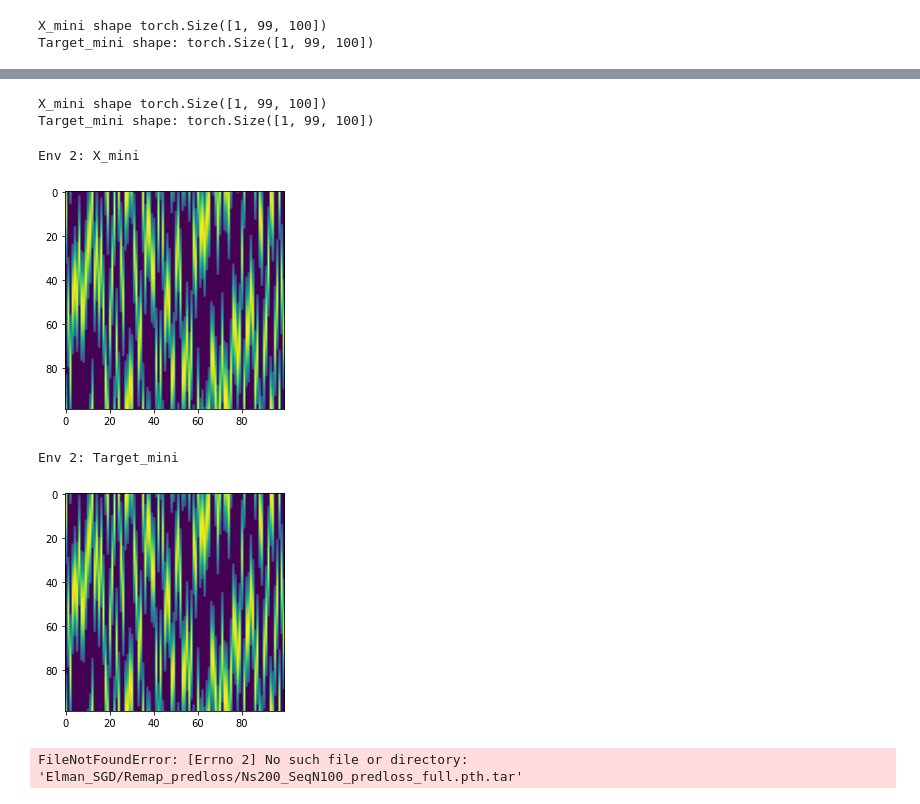
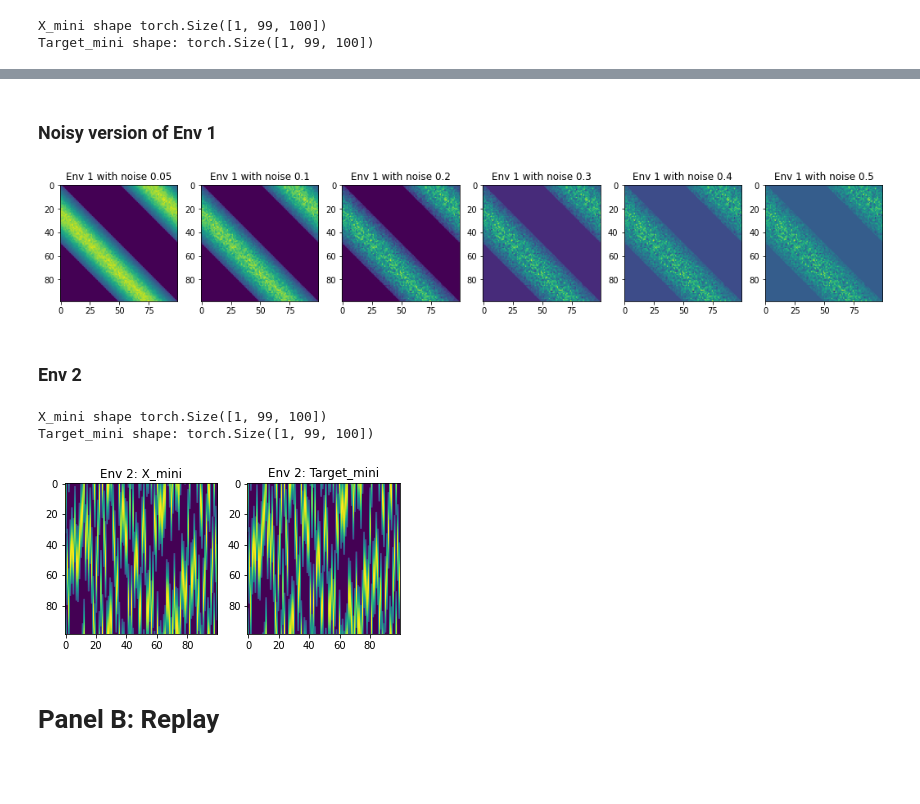
Before and after one commit to margotwagner/HCPrediction, a Jupyter notebook: notebooks/analyze-remap.ipynb, the cells around one changed output, grey strips where cells are left out. Cells and saved outputs as stored; diff of their text form; code cells hidden in the pictures; blank space fills up the shorter version.

```diff
--- a/notebooks/analyze-remap.ipynb
+++ b/notebooks/analyze-remap.ipynb
@@ -39,3 +42,30 @@ Env 1: Target_mini
+# %% [markdown]
+### Noisy version of Env 1
+# %%
+# Save a noisy version of env 1
+# Independent random gaussian noise N~(0,activity*noise_level)
+# noise level range from 0.05 to 0.5
+noise_levels = [0.05, 0.1, 0.2, 0.3, 0.4, 0.5]
+noisy_data_name = f"Ns{N}_SeqN{SeqN}_1_"
+
+fig, axes = plt.subplots(1, 6, figsize=(18, 3))
+
+for i, ax in enumerate(axes, start=1):
+    path = (
+        data_path
+        + noisy_data_name
+        + str(int(100 * noise_levels[i - 1]))
+        + "per.pth.tar"
+    )
+    data = torch.load(path)
+    X_mini = data["X_mini"][:, :-1, :]
+    ax.imshow(X_mini[0, :, :])
+    ax.set_title(f"Env 1 with noise {noise_levels[i - 1]}")
+plt.show()
+# %% [output]
+[figure, added]
+# %% [markdown]
+### Env 2
 # %%
 # load input data
 data_path = f"../data/Ns{N}_SeqN{SeqN}/"
@@ -50,30 +80,31 @@ print("Target_mini shape:", Target_mini.shape)
 X_mini shape torch.Size([1, 99, 100])
 Target_mini shape: torch.Size([1, 99, 100])
 # %%
-print("Env 2: X_mini")
-plt.imshow(X_mini[0, :, :])
+fig, axes = plt.subplots(1, 2)
+
+axes[0].imshow(X_mini[0, :, :])
+axes[0].set_title("Env 2: X_mini")
+
+axes[1].imshow(Target_mini[0, :, :])
+axes[1].set_title("Env 2: Target_mini")
 plt.show()
-
-print("Env 2: Target_mini")
-plt.imshow(Target_mini[0, :, :])
-plt.show()
 # %% [output]
-Env 2: X_mini
-[figure, old version]
+[figure, new version]
-Env 2: Target_mini
-[figure, removed]
+# %% [markdown]
+# Panel B: Replay
 # %%
-Path = "Elman_SGD/Remap_predloss/"
-
+model_path = "../Elman_SGD/Remap_predloss/N100T100/"
+N, SeqN, HN = 100, 100, 100
+RecordN = 2000
+data_name = "Ns{}_SeqN{}_1".format(N, SeqN)
 model_name = "Ns{}_SeqN{}_predloss_full".format(N, SeqN)
 model = ElmanRNN_tp1(N, HN, N)
 model.act = nn.Sigmoid()
 model_remap = ElmanRNN_tp1(N, HN, N)
 model_remap.act = nn.Sigmoid()
-net = torch.load(Path + model_name + ".pth.tar", map_location="cuda:0")
-
+net = torch.load(model_path + model_name + ".pth.tar", map_location="cuda:0")
+data = torch.load(data_path + data_name + ".pth.tar")
 model.load_state_dict(net["state_dict"])
-
+X_mini = data["X_mini"][:, :-1, :]
+Target_mini = data["Target_mini"][:, 1:, :]
 output_previous, _ = model(X_mini, torch.zeros((1, 1, HN)))
-# %% [output]
-FileNotFoundError: [Errno 2] No such file or directory: 'Elman_SGD/Remap_predloss/Ns200_SeqN100_predloss_full.pth.tar'
```
Also changed, not shown: parts of 19 cells of this notebook, 1 other file.
